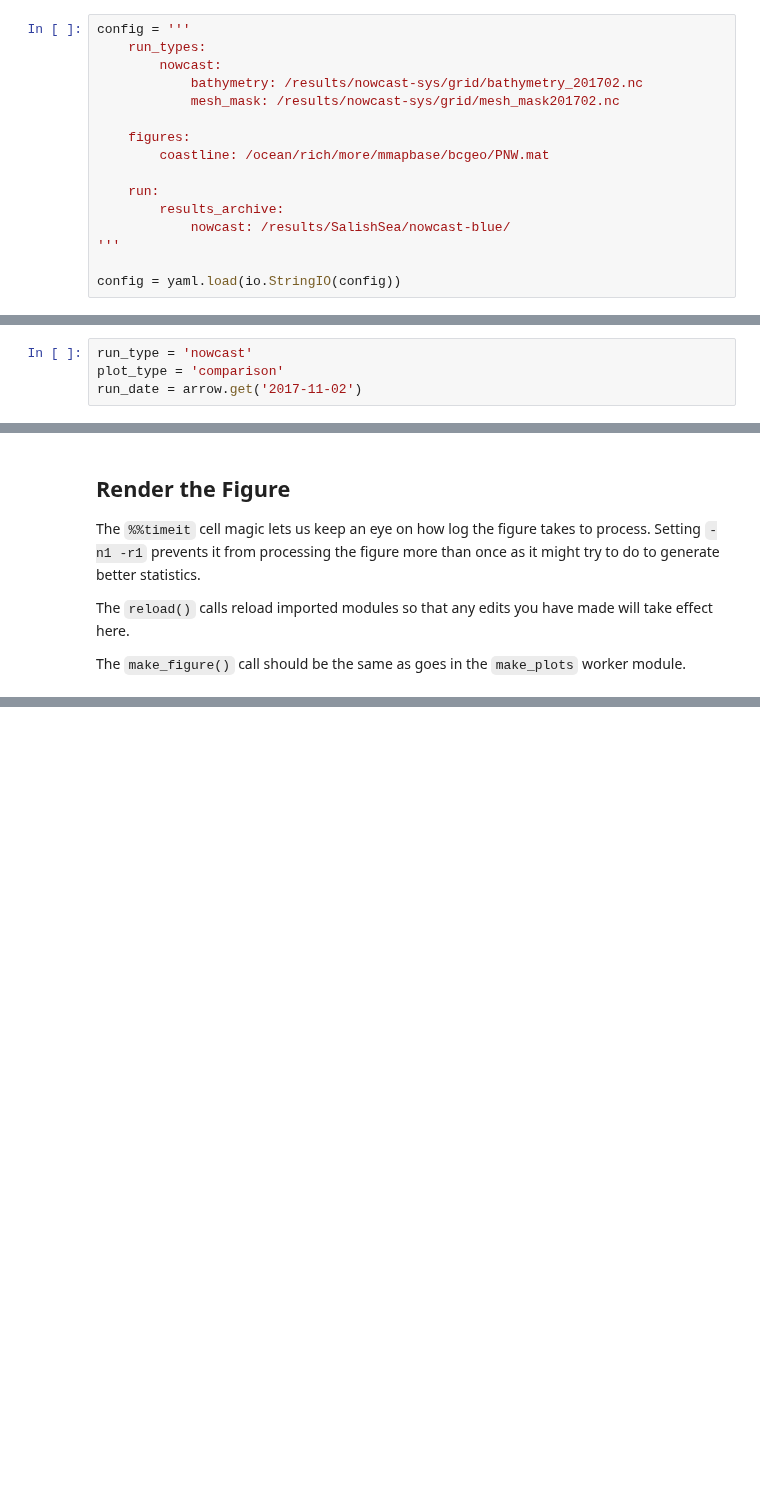
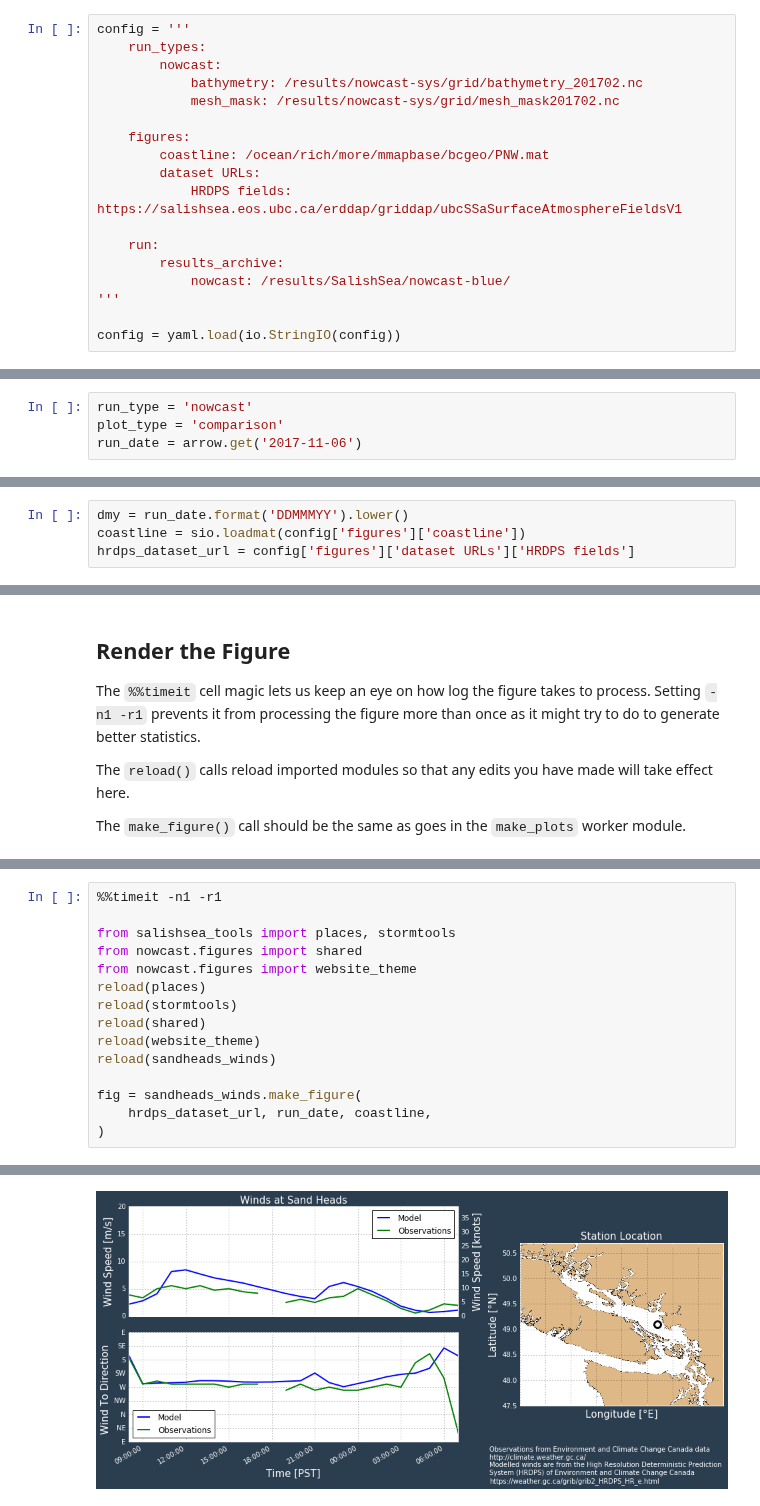
Before and after one commit to SalishSeaCast/SalishSeaNowcast, a Jupyter notebook: notebooks/figures/comparison/TestSandHeadsWinds.ipynb, the cells around one changed output, grey strips where cells are left out. Saved outputs shown, nothing was run; the diff lists cells and outputs as text; blank space fills up the shorter version.

Commit message:
Refactor Sand Heads winds fig from figures to comparison.sandheads_winds.
And goodbye figures.py!

```diff
--- a/notebooks/figures/comparison/TestSandHeadsWinds.ipynb
+++ b/notebooks/figures/comparison/TestSandHeadsWinds.ipynb
@@ -56,6 +56,8 @@ config = '''
 
     figures:
         coastline: /ocean/rich/more/mmapbase/bcgeo/PNW.mat
+        dataset URLs:
+            HRDPS fields: https://salishsea.eos.ubc.ca/erddap/griddap/ubcSSaSurfaceAtmosphereFieldsV1
 
     run:
         results_archive:
@@ -70,7 +72,7 @@ config = yaml.load(io.StringIO(config))
 # %%
 run_type = 'nowcast'
 plot_type = 'comparison'
-run_date = arrow.get('2017-11-02')
+run_date = arrow.get('2017-11-06')
 # %% [markdown]
 ## Simulate the Set-up of Variables and Paths in the `make_plots.make_plots()` Function
 
@@ -86,3 +82,7 @@ coastline = sio.loadmat(config['figures']['coastline'])
+# %%
+dmy = run_date.format('DDMMMYY').lower()
+coastline = sio.loadmat(config['figures']['coastline'])
+hrdps_dataset_url = config['figures']['dataset URLs']['HRDPS fields']
 # %% [markdown]
 ## Simulate Dataset Loading in `_prep_nowcast_green_research_fig_functions()`
 
@@ -116,0 +105,16 @@ fig = sandheads_winds.make_figure(
+# %%
+%%timeit -n1 -r1
+
+from salishsea_tools import places, stormtools
+from nowcast.figures import shared
+from nowcast.figures import website_theme
+reload(places)
+reload(stormtools)
+reload(shared)
+reload(website_theme)
+reload(sandheads_winds)
+
+fig = sandheads_winds.make_figure(
+    hrdps_dataset_url, run_date, coastline,
+)
+# %% [output]
@@ -116,0 +122 @@ fig = sandheads_winds.make_figure(
+[figure, added]
```
Also changed, not shown: parts of 5 cells of this notebook, 10 other files.
